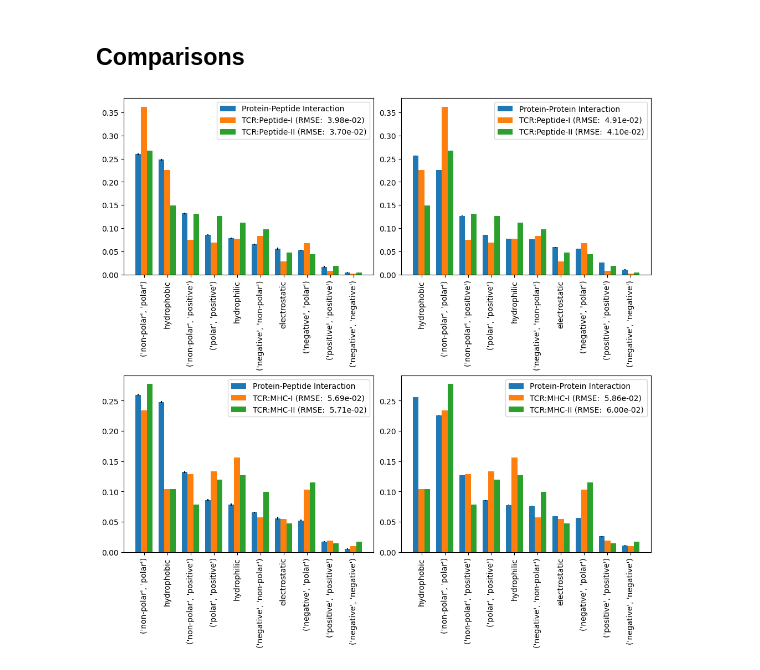
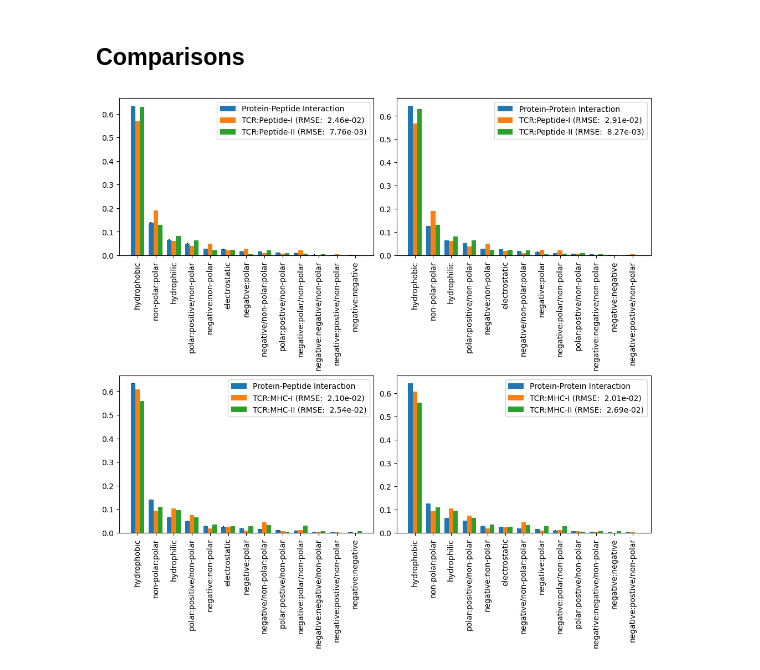
Before and after one commit to benjiemc/tcr-antigen-prediction, a Jupyter notebook: notebooks/compare_contacting_residue_identities.ipynb, the cells around one changed output. Drawn from its saved outputs; the diff is of its cells as text; code cells hidden in the pictures.

Commit message:
Improve amino acid classifications

```diff
--- a/notebooks/compare_contacting_residue_identities.ipynb
+++ b/notebooks/compare_contacting_residue_identities.ipynb
@@ -44,8 +58,7 @@ tcr_pmhc_contacting_residues['interaction_classification'] = (
     tcr_pmhc_contacting_residues[['residue_name_tcr', 'residue_name_pmhc']]
     .map(lambda res_name: AMINO_ACID_CLASSIFICATIONS[res_name])
     .apply(lambda row: tuple(sorted(row)), axis=1)
-    .map(lambda interaction: INTERACTION_CLASSIFICATIONS.get(interaction, interaction))
-    .apply(str)
+    .map(lambda interaction: classify_interaction(*interaction))
 )
 # %%
 tcr_pmhc_contacting_residues['mhc_component'] = tcr_pmhc_contacting_residues['chain_type_pmhc'].map(
@@ -367,7 +380,7 @@ ppi_contacting_residues['interaction_classification'] = (
     ppi_contacting_residues[['residue_name_1', 'residue_name_2']]
     .map(lambda res: AMINO_ACID_CLASSIFICATIONS[res])
     .apply(lambda row: tuple(sorted(row)), axis=1)
-    .map(lambda interaction: INTERACTION_CLASSIFICATIONS.get(interaction, interaction))
+    .map(lambda interaction: classify_interaction(*interaction))
 )
 # %%
 ppi_contacting_residues_agg = (
@@ -556,42 +569,47 @@ for i, mhc_component in enumerate(('peptide', 'mhc')):
                 & (tcr_pmhc_contacting_residues_agg['mhc_component'] == mhc_component)
             ].copy()
 
-            selected_tcr_mhc['interaction_classification'] = pd.Categorical(
-                selected_tcr_mhc['interaction_classification'],
+            selected_tcr_mhc = selected_tcr_mhc.set_index('interaction_classification')
+            selected_tcr_mhc = selected_tcr_mhc.reindex(selected_ppi.index.tolist())
+            selected_tcr_mhc.index = pd.CategoricalIndex(
+                selected_tcr_mhc.index,
                 categories=selected_ppi.index.tolist(),
                 ordered=True,
             )
-            selected_tcr_mhc = selected_tcr_mhc.sort_values('interaction_classification')
-            selected_tcr_mhc = selected_tcr_mhc.set_index('interaction_classification')
+            selected_tcr_mhc = selected_tcr_mhc.sort_index()
+
+            selected_tcr_mhc['proportion_mhc_type_mhc_component_norm'] = selected_tcr_mhc[
+                'proportion_mhc_type_mhc_component_norm'
+            ].fillna(0.0)
 
             rmse = np.sqrt(
                 np.sum(
                     np.square(
                         selected_ppi['proportion_mean_interaction_type_norm'][interaction_type]
                         - selected_tcr_mhc['proportion_mhc_type_mhc_component_norm']
                     )
                 )
                 / len(selected_ppi['proportion_mean_interaction_type_norm'][interaction_type])
             )
             label = (
                 f"TCR:{'Peptide' if mhc_component == 'peptide' else 'MHC'}"
                 f"-{'I' if mhc_type == 'MH1' else 'II'}"
                 f" (RMSE: {rmse: .2e})"
             )
 
             axes[i, j].bar(
                 x + multiplier * width,
                 selected_tcr_mhc['proportion_mhc_type_mhc_component_norm'],
                 width=width,
                 label=label,
             )
 
         axes[i, j].set_xticks(x + width, selected_ppi.index, rotation=90)
         axes[i, j].legend()
 
 plt.show()
 # %% [output]
-[figure, old version]
+[figure, new version]
 # %%
 for interaction_type in ('protein_peptide_interaction', 'protein_protein_interaction'):
     fig, axes = plt.subplots(nrows=2, ncols=6, layout='constrained', figsize=(30, 20))
```
Also changed, not shown: parts of 5 cells of this notebook.
